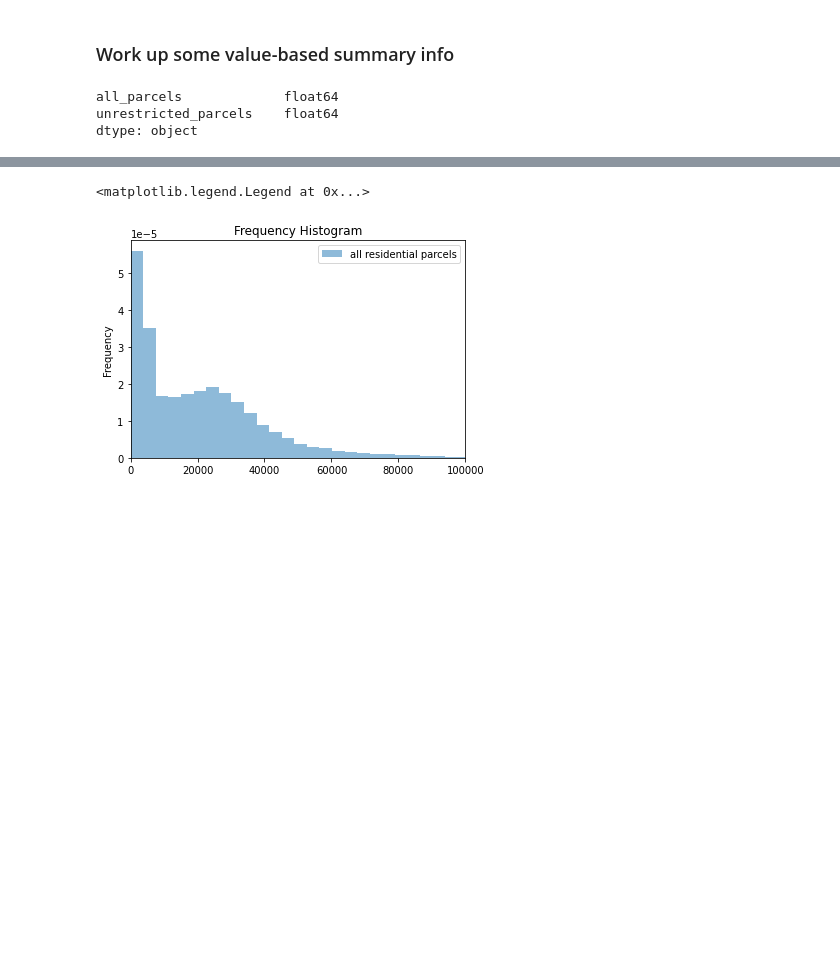
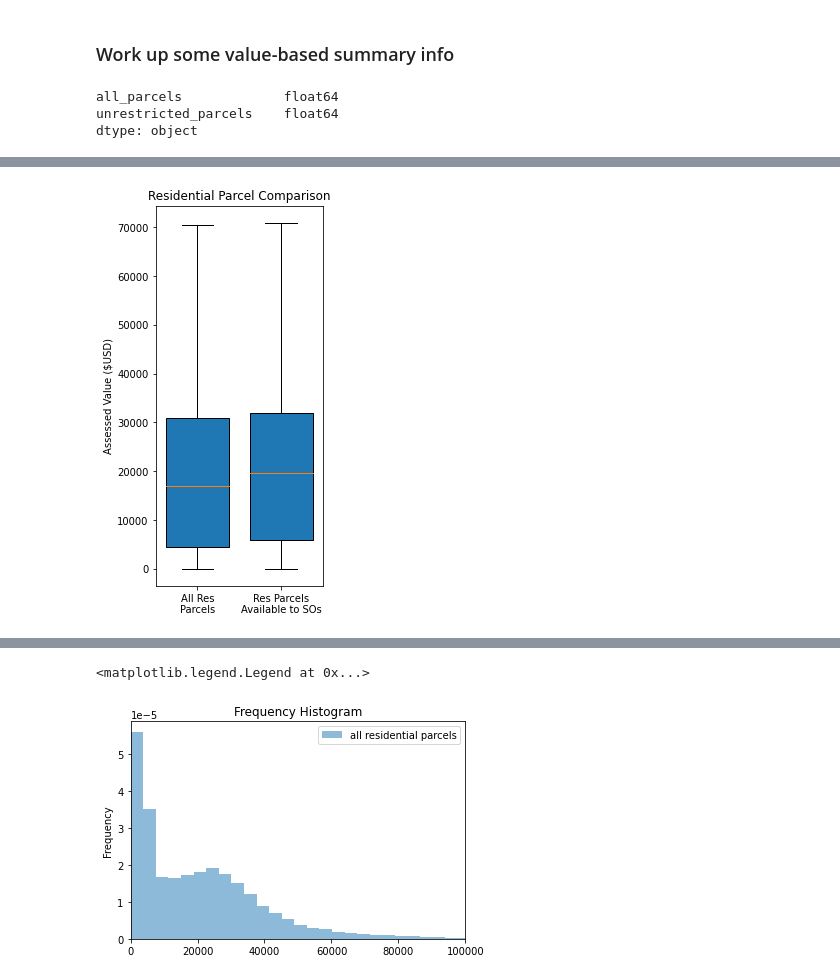
Before and after one commit to PMattox/dsa_masters, a Jupyter notebook: DSA_Capstone/Analysis - Residential Area.ipynb, the cells around one changed output, grey strips where cells are left out. Cells and saved outputs as stored; diff of their text form; code cells hidden in the pictures; blank space fills up the shorter version.

```diff
--- a/DSA_Capstone/Analysis - Residential Area.ipynb
+++ b/DSA_Capstone/Analysis - Residential Area.ipynb
@@ -256,0 +290,18 @@ asd_summary
+# %%
+# remove outliers for gdf_parcels
+lowerquantile = 0
+upperquantile = 1
+
+Q1_all = gdf_parcels['asdtotal'].quantile(lowerquantile)
+Q3_all = gdf_parcels['asdtotal'].quantile(upperquantile)
+IQR_all = Q3_all - Q1_all
+
+gdf_parcels_95 = gdf_parcels['asdtotal'][~((gdf_parcels['asdtotal'] > (Q3_all + 1.5 * IQR_all)))]
+
+
+# remove outliers for gdf_res_remain
+Q1_remain = gdf_res_remain['asdtotal'].quantile(lowerquantile)
+Q3_remain = gdf_res_remain['asdtotal'].quantile(upperquantile)
+IQR_remain = Q3_remain - Q1_remain
+
+gdf_res_remain_95 = gdf_res_remain['asdtotal'][~((gdf_res_remain['asdtotal'] > (Q3_remain + 1.5 * IQR_remain)))]
@@ -256,0 +320,13 @@ asd_summary
+# %%
+box_plot_data=[gdf_parcels_95,gdf_res_remain_95]
+# plt.boxplot(box_plot_data)
+
+fig, ax = plt.subplots(figsize=(3,7))
+
+plt.boxplot(box_plot_data, patch_artist=True, labels=['All Res\nParcels','Res Parcels\nAvailable to SOs'],
+                showfliers=False, widths = 0.75)
+plt.gca().set(title='Residential Parcel Comparison', ylabel='Assessed Value ($USD)')
+
+plt.show()
+# %% [output]
+[figure, added]
```
Also changed, not shown: parts of 13 cells of this notebook.
